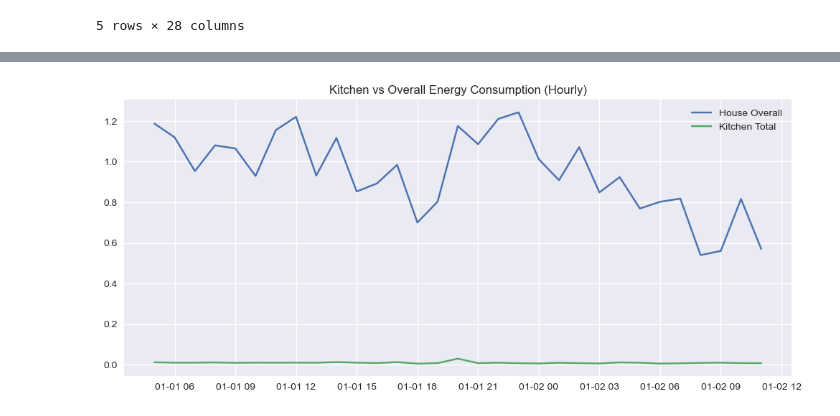
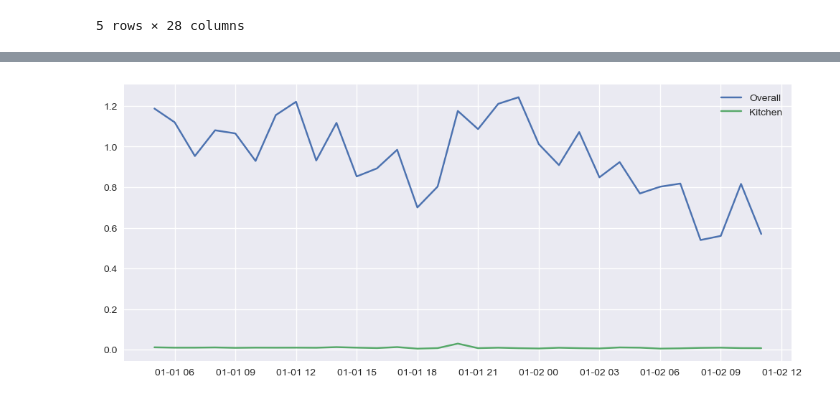
Before and after one commit to mailech/SmartEnergy-Consumption, a Jupyter notebook: Data.ipynb, the cells around one changed output, grey strips where cells are left out. Cells and saved outputs as stored; diff of their text form; code cells hidden in the pictures.

```diff
--- a/Data.ipynb
+++ b/Data.ipynb
@@ -3,11 +3,5 @@ import pandas as pd
 import numpy as np
 import matplotlib.pyplot as plt
 import seaborn as sns
-
-from sklearn.preprocessing import MinMaxScaler
-from sklearn.linear_model import LinearRegression
-from sklearn.metrics import mean_squared_error, r2_score
-
-plt.style.use("seaborn-v0_8")
 # %%
 df = pd.read_csv("HomeC.csv")
@@ -99,11 +74,10 @@ df[['Kitchen_Total']].head()
 # %%
 comparison = df[['House overall [kW]', 'Kitchen_Total']].resample('h').mean()
 
 plt.figure(figsize=(12,5))
-plt.plot(comparison['House overall [kW]'], label='House Overall')
-plt.plot(comparison['Kitchen_Total'], label='Kitchen Total')
+plt.plot(comparison['House overall [kW]'], label="Overall")
+plt.plot(comparison['Kitchen_Total'], label="Kitchen")
 plt.legend()
-plt.title("Kitchen vs Overall Energy Consumption (Hourly)")
 plt.show()
 # %% [output]
-[figure, old version]
+[figure, new version]
```
Also changed, not shown: parts of 21 cells of this notebook, 2 other files.
